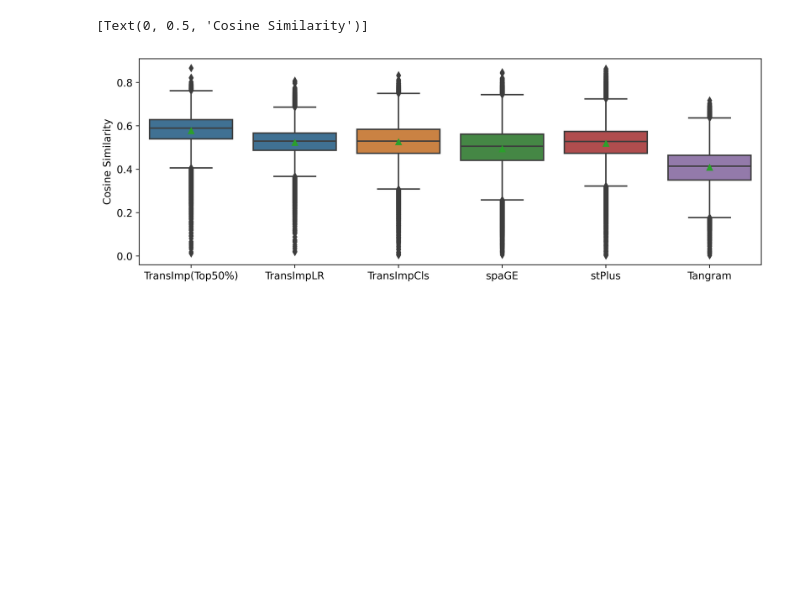
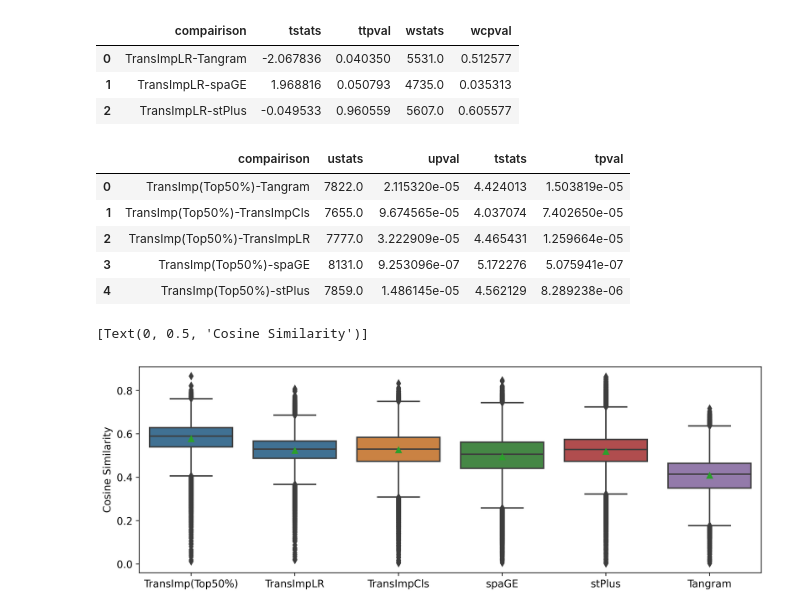
Before and after one commit to qiaochen/TranSpaAnalysis, a Jupyter notebook: plotting_merfish_supp.ipynb, the cells around one changed output. Cells and saved outputs as stored; diff of their text form; code cells hidden in the pictures; blank space fills up the shorter version.

Commit message:
sig test

```diff
--- a/plotting_merfish_supp.ipynb
+++ b/plotting_merfish_supp.ipynb
@@ -34,6 +35,8 @@ with open(pre_datapath, 'rb') as infile:
 
 df_spa = pd.DataFrame(spa_adata.X, columns=spa_adata.var_names)
 eval_res_T = {'pred_corr':{}}
+eval_res = {'pred_corr':{}}
+
 for file in os.listdir(output_root):
     if file.split('_')[-1].split('.')[0] not in {'spaGE', 'TransImpLR', 'stPlus', 'Tangram', 'TransImpCls'}: continue
     if len(file.split(".")[0].split('_')) != 3: continue
@@ -41,10 +44,12 @@ for file in os.listdir(output_root):
     if spa.lower() != 'merfish': continue
     df_res = pd.read_csv(os.path.join(output_root,file), index_col=0)
 
+    corrs = calc_corr(df_spa, df_res, df_res.columns, False, True)
     corrs_T = calc_corr(df_spa[df_res.columns].T, df_res.T, df_res.index, False, True)
     if method == "TransImpLR":
         better_corrs_T = calc_corr(df_spa[better_genes].T, df_res[better_genes].T, df_res.index, False, True)
 
     eval_res_T['pred_corr'][method] = pd.Series(corrs_T)
+    eval_res['pred_corr'][method] = pd.Series(corrs, df_res.columns)
     if method == "TransImpLR":
         eval_res_T['pred_corr']['TransImp(Top50%)'] = pd.Series(better_corrs_T)
@@ -53,3 +56,52 @@ df_corr_T      = pd.DataFrame(dict(sorted(eval_res_T['pred_corr'].items())))
+# %%
+df_corr_T      = pd.DataFrame(dict(sorted(eval_res_T['pred_corr'].items())))
+df_corr = pd.DataFrame(dict(sorted(eval_res['pred_corr'].items())))
+df_corr['TransImp(Top50%)'] = np.nan
+df_corr.loc[better_genes, 'TransImp(Top50%)'] = df_corr.loc[better_genes, 'TransImpLR']
+# %%
+pair_sig_tests = []
+for method in df_corr.columns:
+    if method.startswith('TransImp'): continue
+    _record = {'compairison': f'TransImpLR-{method}'}
+    tval, pval = stats.ttest_rel(df_corr['TransImpLR'], df_corr[method])
+    _record['tstats'] = tval
+    _record['ttpval'] = pval
+    wstat, pval = stats.wilcoxon(df_corr['TransImpLR'], df_corr[method])
+    _record['wstats'] = wstat
+    _record['wcpval'] = pval
+    pair_sig_tests.append(_record)
+
+pd.DataFrame(pair_sig_tests)
+# %% [output]
+|  | compairison | tstats | ttpval | wstats | wcpval |
+| 0 | TransImpLR-Tangram | -2.067836 | 0.040350 | 5531.0 | 0.512577 |
+| 1 | TransImpLR-spaGE | 1.968816 | 0.050793 | 4735.0 | 0.035313 |
+| 2 | TransImpLR-stPlus | -0.049533 | 0.960559 | 5607.0 | 0.605577 |
+# %%
+ind_sig_tests = []
+for method in df_corr.columns:
+    if method.startswith('TransImp(Top50%)'): continue
+    _record = {'compairison': f'TransImp(Top50%)-{method}'}
+    ustat, upval = stats.mannwhitneyu(
+                   df_corr.loc[better_genes, 'TransImp(Top50%)'], df_corr[method]
+    )
+    _record['ustats'] = ustat
+    _record['upval'] = upval
+
+    tstat, tpval = stats.ttest_ind(
+                df_corr.loc[better_genes, 'TransImp(Top50%)'], df_corr[method])
+    _record['tstats'] = tstat
+    _record['tpval'] = tpval
+    ind_sig_tests.append(_record)
+
+pd.DataFrame(ind_sig_tests)
+# %% [output]
+|  | compairison | ustats | upval | tstats | tpval |
+| 0 | TransImp(Top50%)-Tangram | 7822.0 | 2.115320e-05 | 4.424013 | 1.503819e-05 |
+| 1 | TransImp(Top50%)-TransImpCls | 7655.0 | 9.674565e-05 | 4.037074 | 7.402650e-05 |
+| 2 | TransImp(Top50%)-TransImpLR | 7777.0 | 3.222909e-05 | 4.465431 | 1.259664e-05 |
+| 3 | TransImp(Top50%)-spaGE | 8131.0 | 9.253096e-07 | 5.172276 | 5.075941e-07 |
+| 4 | TransImp(Top50%)-stPlus | 7859.0 | 1.486145e-05 | 4.562129 | 8.289238e-06 |
 # %%
 plt.figure(figsize=(12, 4), dpi= 380)
 plt.rcParams.update({"font.size":11, 'axes.titlesize':12})
```
Also changed, not shown: parts of 2 cells of this notebook, 3 other files.
